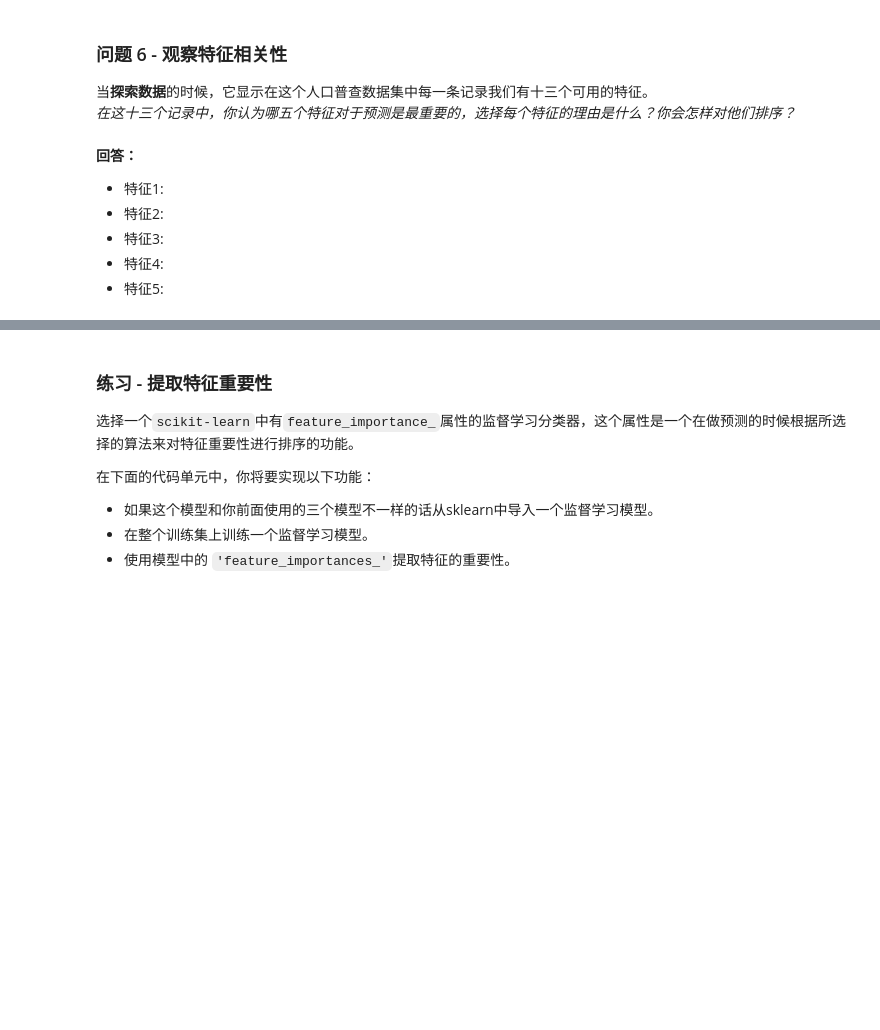
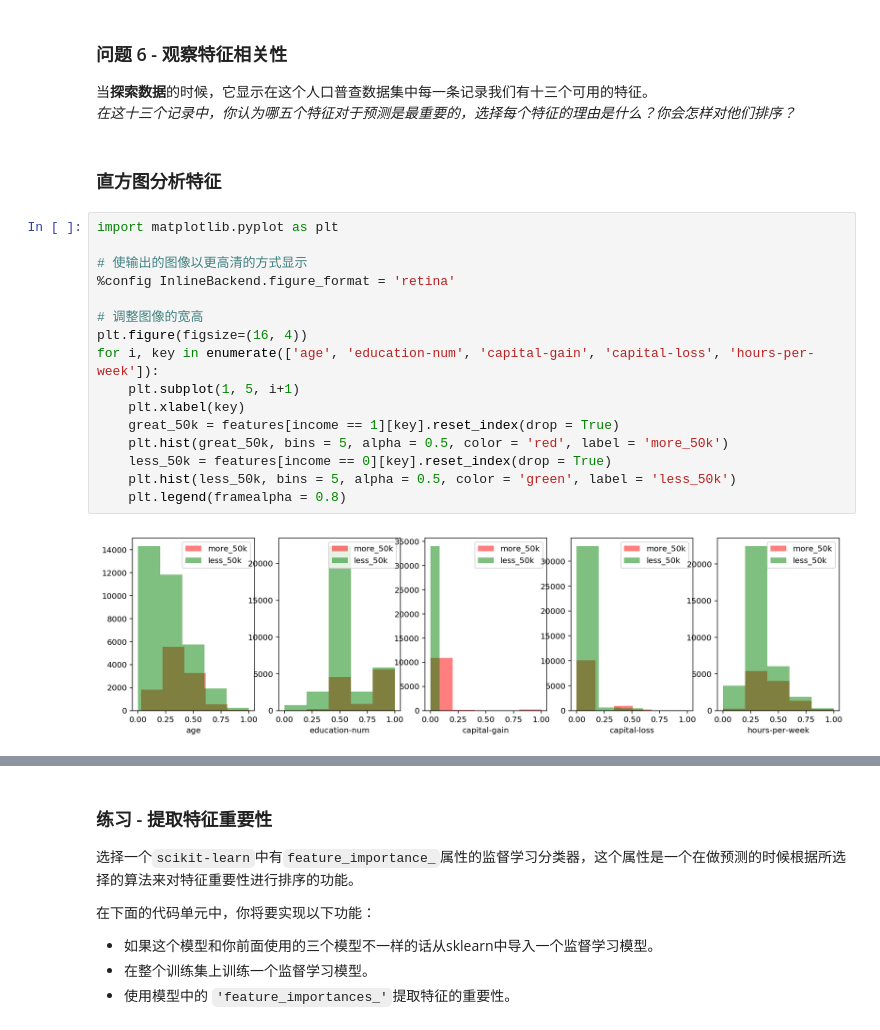
Before and after one commit to jeff-ruby/finding_donors, a Jupyter notebook: finding_donors.ipynb, the cells around one changed output, grey strips where cells are left out. Saved outputs shown, nothing was run; the diff lists cells and outputs as text; blank space fills up the shorter version.

```diff
--- a/finding_donors.ipynb
+++ b/finding_donors.ipynb
@@ -661,10 +610,23 @@ _你的最优模型在测试数据上的准确率和 F-score 是多少？这些
 
 当**探索数据**的时候，它显示在这个人口普查数据集中每一条记录我们有十三个可用的特征。
 _在这十三个记录中，你认为哪五个特征对于预测是最重要的，选择每个特征的理由是什么？你会怎样对他们排序？_
-# %% [markdown]
-**回答：**
-- 特征1:
-- 特征2:
-- 特征3:
-- 特征4:
-- 特征5:
+# %% [markdown]
+### 直方图分析特征
+# %%
+import matplotlib.pyplot as plt
+
+# 使输出的图像以更高清的方式显示
+%config InlineBackend.figure_format = 'retina'
+
+# 调整图像的宽高
+plt.figure(figsize=(16, 4))
+for i, key in enumerate(['age', 'education-num', 'capital-gain', 'capital-loss', 'hours-per-week']):
+    plt.subplot(1, 5, i+1)
+    plt.xlabel(key)
+    great_50k = features[income == 1][key].reset_index(drop = True)
+    plt.hist(great_50k, bins = 5, alpha = 0.5, color = 'red', label = 'more_50k')
+    less_50k = features[income == 0][key].reset_index(drop = True)
+    plt.hist(less_50k, bins = 5, alpha = 0.5, color = 'green', label = 'less_50k')
+    plt.legend(framealpha = 0.8)
+# %% [output]
+[figure, added]
```
Also changed, not shown: parts of 31 cells of this notebook.
